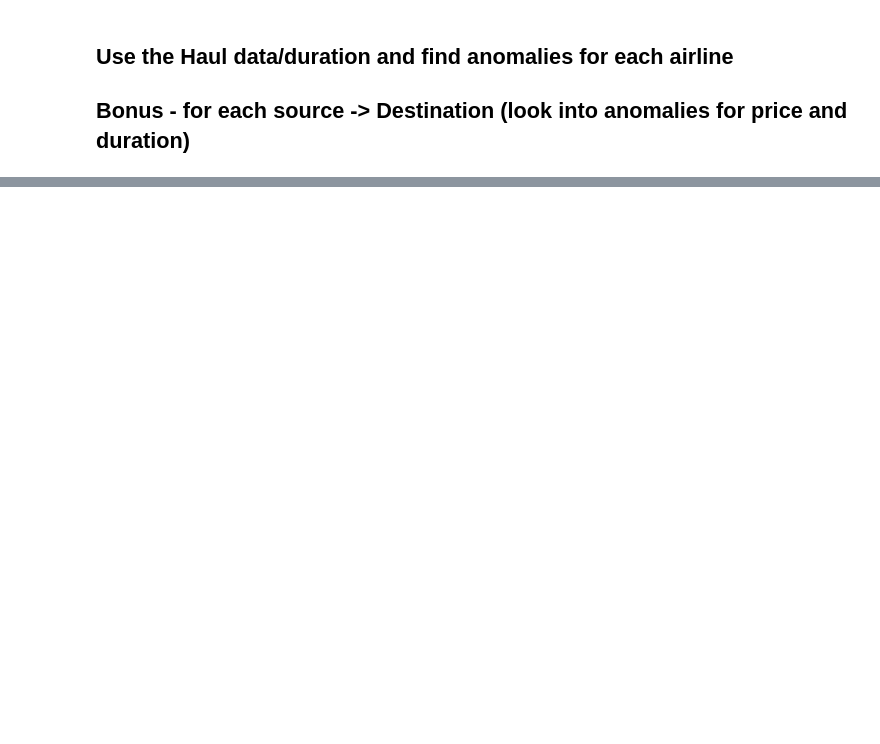
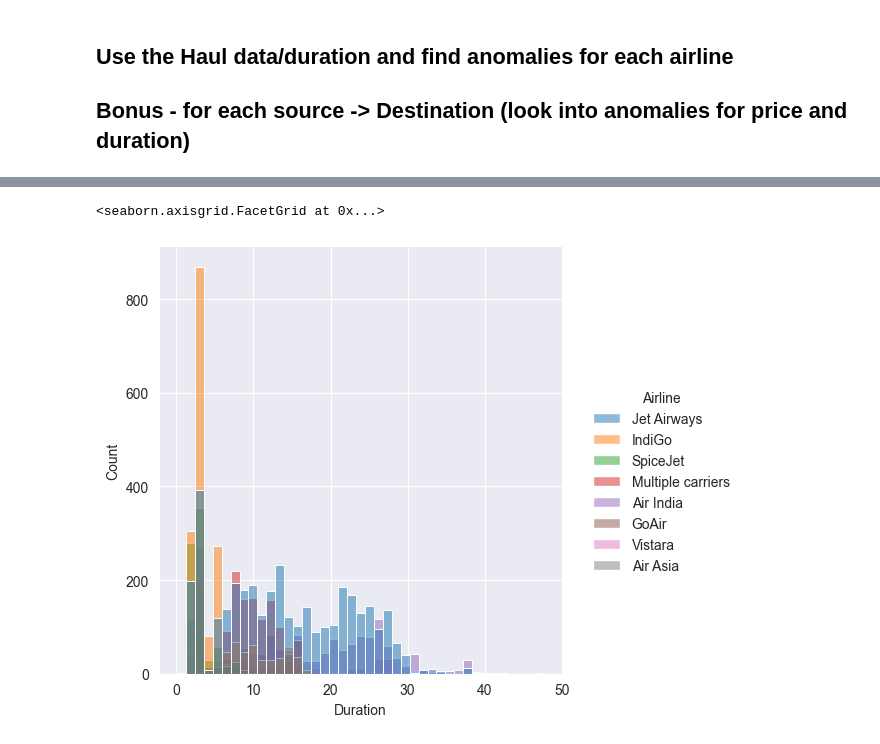
Before and after one commit to smdbz/data-science, a Jupyter notebook: notebooks/Data_manipultion.ipynb, the cells around one changed output, grey strips where cells are left out. Saved outputs shown, nothing was run; the diff lists cells and outputs as text; code cells hidden in the pictures; blank space fills up the shorter version.

```diff
--- a/notebooks/Data_manipultion.ipynb
+++ b/notebooks/Data_manipultion.ipynb
@@ -367,0 +475,5 @@ sns.countplot(data=planes, y='Airline', hue='Price Band')
+# %%
+sns.displot(planes, x='Duration', hue='Airline')
+# %% [output]
+<seaborn.axisgrid.FacetGrid at 0x...>
+[figure, added]
```
Also changed, not shown: parts of 23 cells of this notebook, 11 other files.
